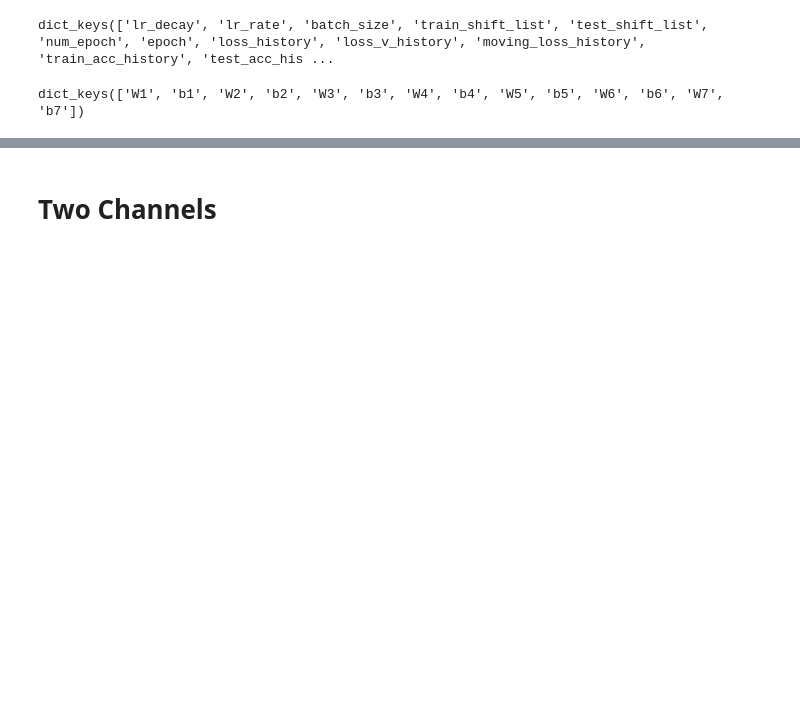
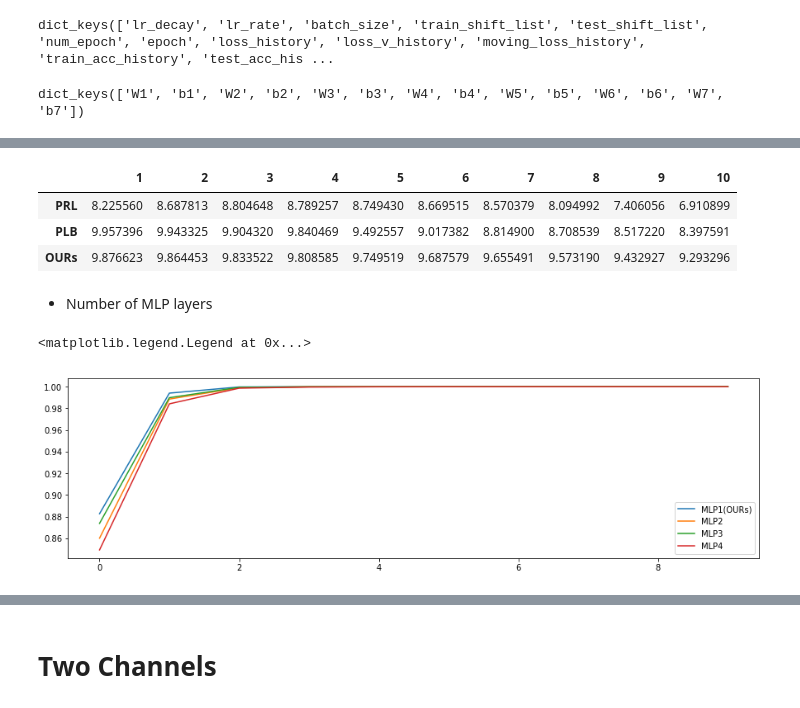
Before and after one commit to iphysresearch/Python4GW, a Jupyter notebook: CNN.ipynb, the cells around one changed output, grey strips where cells are left out. Saved outputs shown, nothing was run; the diff lists cells and outputs as text; code cells hidden in the pictures; blank space fills up the shorter version.

```diff
--- a/CNN.ipynb
+++ b/CNN.ipynb
@@ -453,0 +615,24 @@ np.load('./checkpoints/test/test_structure_epoch.pkl.npy').tolist()
+# %%
+df = pd.DataFrame([AUC_PRL.mean(axis=2).sum(axis=1),
+                   AUC_PLB.mean(axis=2).sum(axis=1),
+                   AUC_OURs.mean(axis=2).sum(axis=1)], columns=np.arange(1,11,1)[::-1], index=['PRL', 'PLB', 'OURs'])
+df.sort_index(axis=1, inplace = True)
+df
+# %% [output]
+|  | 1 | 2 | 3 | 4 | 5 | 6 | 7 | 8 | 9 | 10 |
+| PRL | 8.225560 | 8.687813 | 8.804648 | 8.789257 | 8.749430 | 8.669515 | 8.570379 | 8.094992 | 7.406056 | 6.910899 |
+| PLB | 9.957396 | 9.943325 | 9.904320 | 9.840469 | 9.492557 | 9.017382 | 8.814900 | 8.708539 | 8.517220 | 8.397591 |
+| OURs | 9.876623 | 9.864453 | 9.833522 | 9.808585 | 9.749519 | 9.687579 | 9.655491 | 9.573190 | 9.432927 | 9.293296 |
+# %% [markdown]
+- Number of MLP layers
+# %%
+AUC_fc_params = np.load('./AUC_data/AUC_fc_params.npy')
+SNR_test_list = ['MLP2','MLP3',"MLP4"]
+plt.figure(figsize=(15,4))
+plt.plot(AUC_OURs.mean(axis=2)[-1], label = 'MLP1(OURs)')
+for i in range(AUC_fc_params.shape[0]):
+    plt.plot(AUC_fc_params.mean(axis=2)[i], label = SNR_test_list[i])
+plt.legend()
+# %% [output]
+<matplotlib.legend.Legend at 0x...>
+[figure, added]
```
Also changed, not shown: parts of 47 cells of this notebook, 49 other files.
